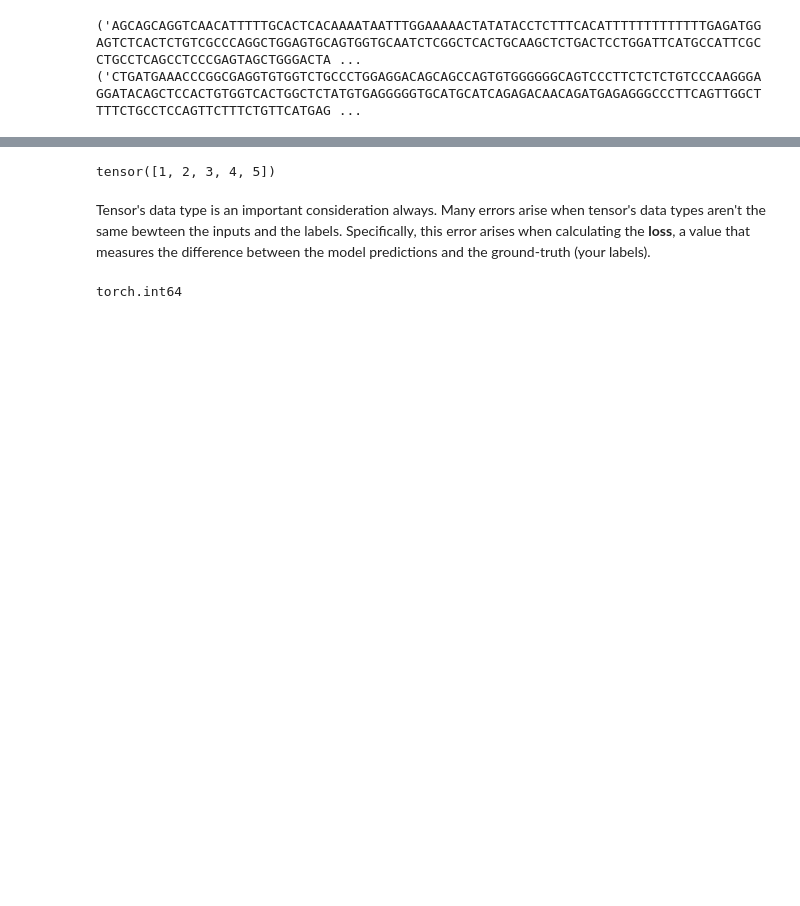
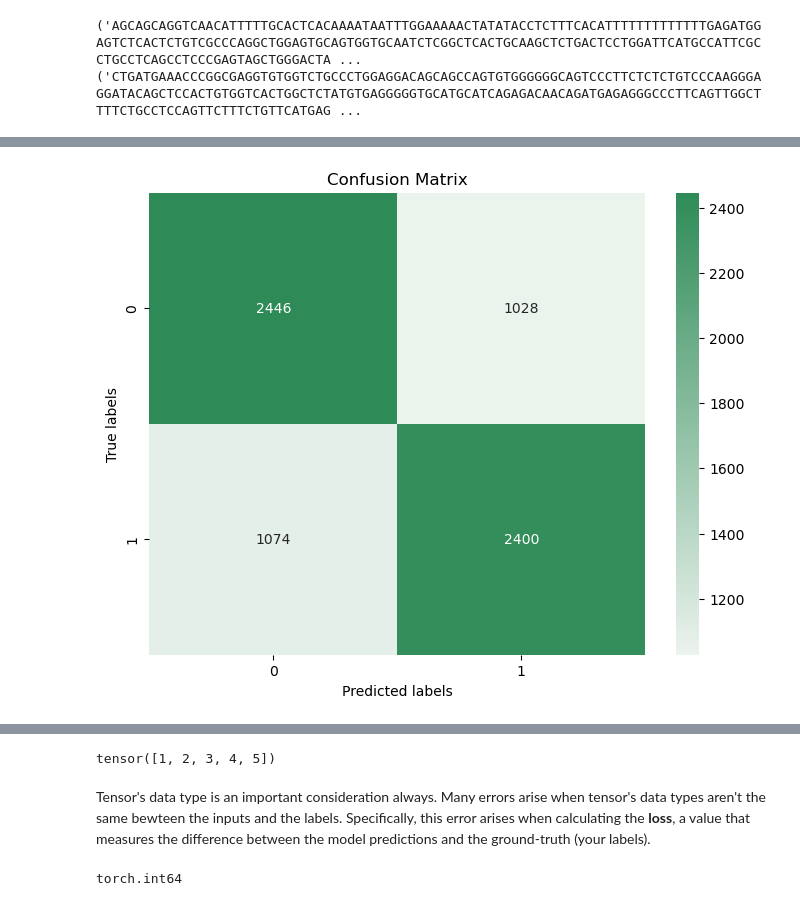
Before and after one commit to judz03/Pytorch-and-HF-for-genomic-sequence-classification, a Jupyter notebook: sequence_classification_with_deep_learning.ipynb, the cells around one changed output, grey strips where cells are left out. Drawn from its saved outputs; the diff is of its cells as text; code cells hidden in the pictures; blank space fills up the shorter version.

```diff
--- a/sequence_classification_with_deep_learning.ipynb
+++ b/sequence_classification_with_deep_learning.ipynb
@@ -129,0 +176,3 @@ Well, you can determine this by some other studies like genome-wide chromatin im
+# %%
+# Retrieve the dataset from the HF hub
+raw_datasets = load_dataset("katarinagresova/Genomic_Benchmarks_human_enhancers_cohn")
@@ -129,0 +273,7 @@ Well, you can determine this by some other studies like genome-wide chromatin im
+# %%
+# Declare an auxiliar function to calculate evaluation metrics
+def compute_metrics(eval_preds):
+    metric = evaluate.load("accuracy")
+    logits, labels = eval_preds
+    predictions = np.argmax(logits, axis=-1)
+    return metric.compute(predictions=predictions, references=labels)
@@ -129,0 +376,18 @@ Well, you can determine this by some other studies like genome-wide chromatin im
+# %%
+# We need to produce a set of predictions on the test set
+model_out = trainer.predict(tokenized_datasets["test"])
+logits = model_out.predictions
+predictions = np.argmax(logits, axis=-1)
+
+confusion_matrix_metric = evaluate.load("confusion_matrix")
+confusion_matrix = confusion_matrix_metric.compute(predictions=predictions, references=model_out.label_ids)
+
+# Display the confusion matrix
+plt.figure(figsize=(8, 6))
+sns.heatmap(confusion_matrix['confusion_matrix'], annot=True, fmt='d', cmap=sns.light_palette("seagreen", as_cmap=True)) # Create a heatmap of the confusion matrix
+plt.xlabel('Predicted labels')
+plt.ylabel('True labels')
+plt.title('Confusion Matrix')
+plt.show()
+# %% [output]
+[figure, added]
```
Also changed, not shown: parts of 63 cells of this notebook, 1 other file.
